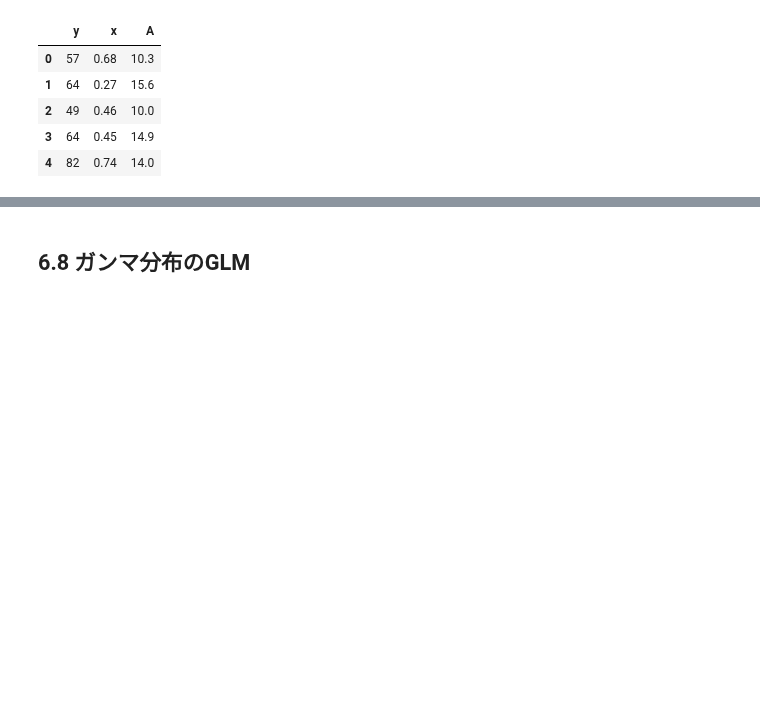
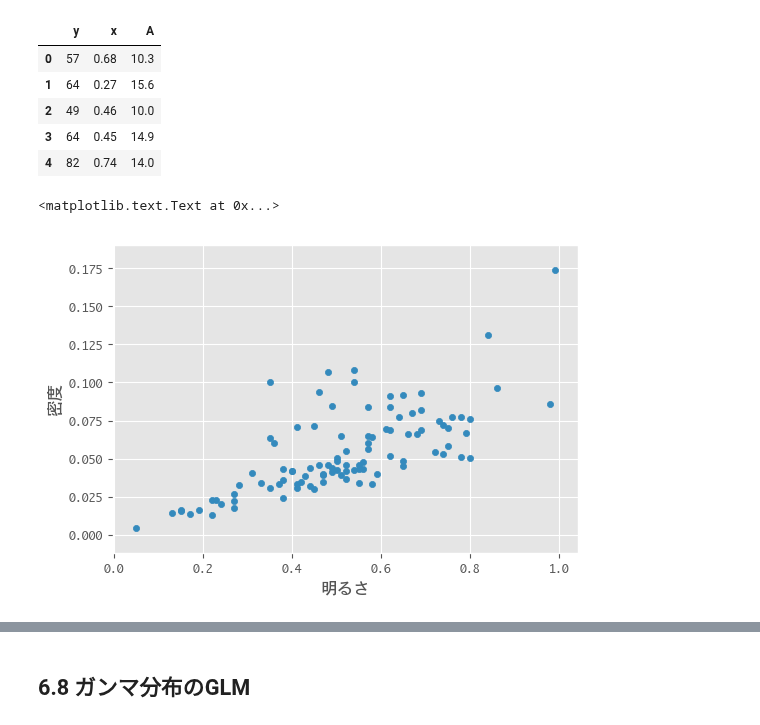
Before and after one commit to hagino3000/notebooks, a Jupyter notebook: modelingbook/Chap 6.ipynb, the cells around one changed output, grey strips where cells are left out. Saved outputs shown, nothing was run; the diff lists cells and outputs as text; code cells hidden in the pictures; blank space fills up the shorter version.

```diff
--- a/modelingbook/Chap 6.ipynb
+++ b/modelingbook/Chap 6.ipynb
@@ -171,3 +171,12 @@ df.head()
 | 2 | 49 | 0.46 | 10.0 |
 | 3 | 64 | 0.45 | 14.9 |
 | 4 | 82 | 0.74 | 14.0 |
+# %%
+_df = df.copy()
+_df['density'] = _df['x']/_df['A']
+_df.plot.scatter(x='x', y='density')
+plt.xlabel('明るさ')
+plt.ylabel('密度')
+# %% [output]
+<matplotlib.text.Text at 0x...>
+[figure, added]
```
Also changed, not shown: parts of 6 cells of this notebook.
